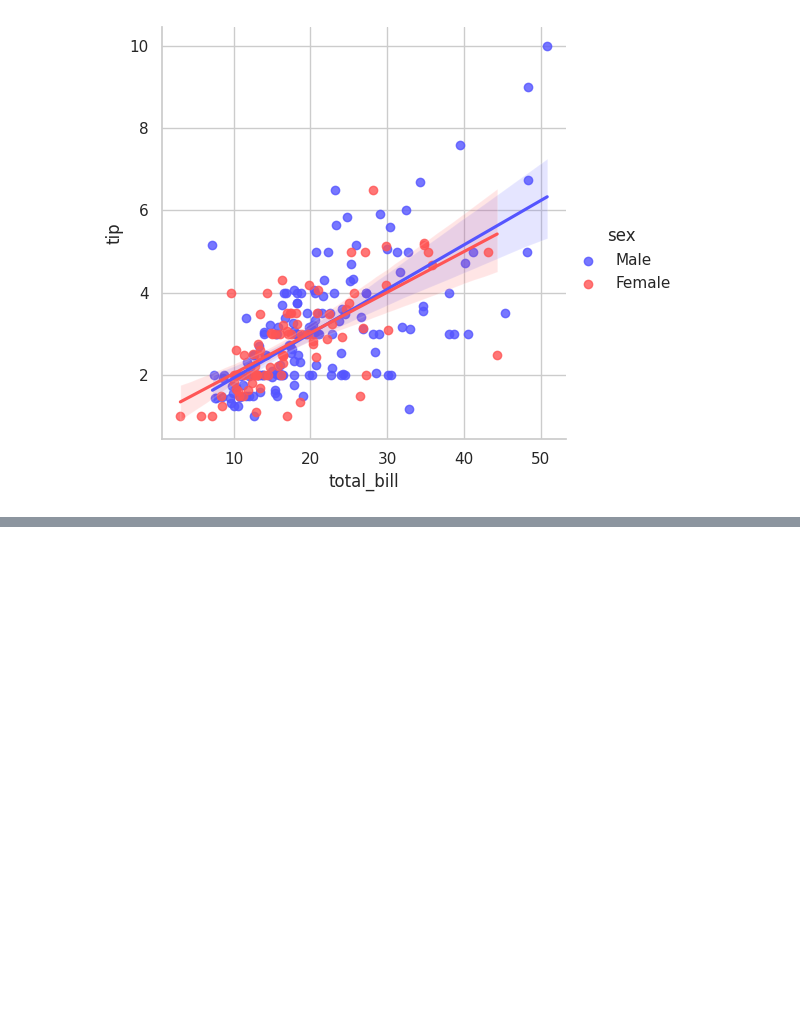
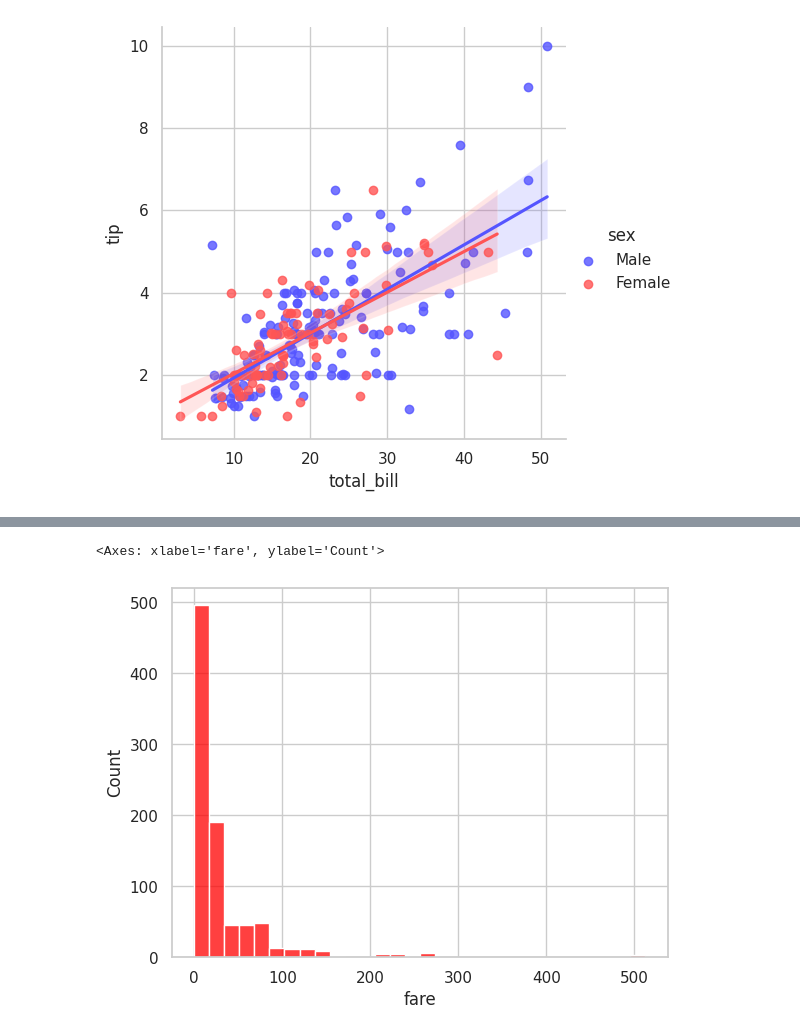
Before and after one commit to yeesem/Data-Visualization, a Jupyter notebook: Seaborn.ipynb, the cells around one changed output, grey strips where cells are left out. Drawn from its saved outputs; the diff is of its cells as text; code cells hidden in the pictures; blank space fills up the shorter version.

```diff
--- a/Seaborn.ipynb
+++ b/Seaborn.ipynb
@@ -436,0 +457,5 @@ sns.lmplot(x='total_bill',y='tip',data=tips,hue='sex',palette='seismic')
+# %%
+sns.histplot(titanic['fare'],kde=False,bins=30,color='red')
+# %% [output]
+<Axes: xlabel='fare', ylabel='Count'>
+[figure, added]
```
Also changed, not shown: parts of 11 cells of this notebook.
